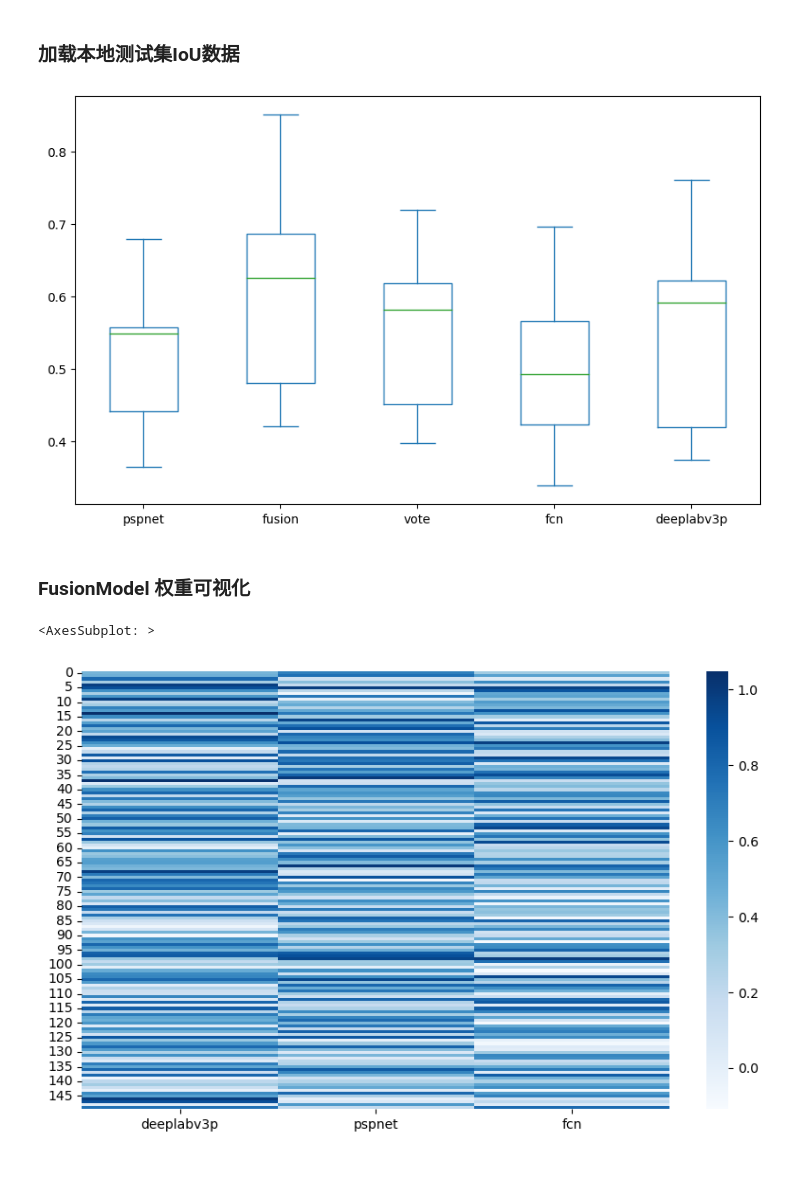
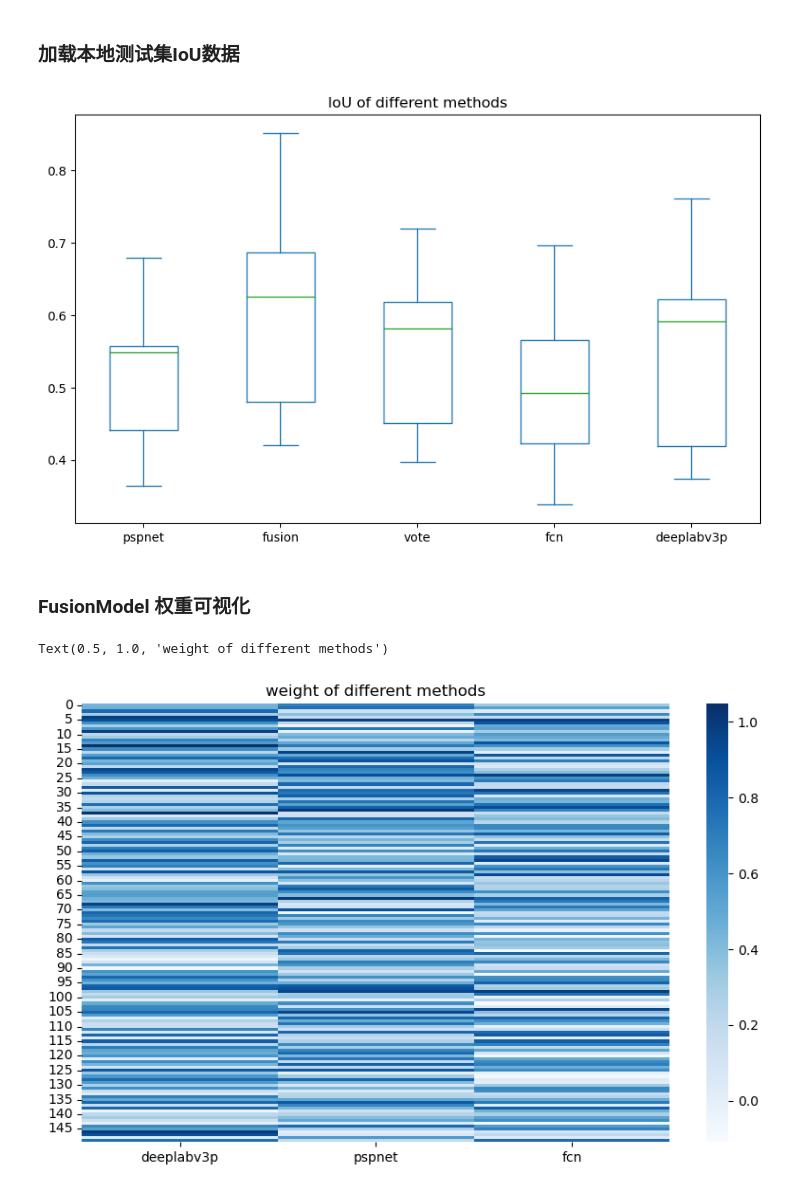
Before and after one commit to AlexwellChen/EnSeg, a Jupyter notebook: Performance_analyse.ipynb, the cells around one changed output. Cells and saved outputs as stored; diff of their text form; code cells hidden in the pictures.

```diff
--- a/Performance_analyse.ipynb
+++ b/Performance_analyse.ipynb
@@ -196,11 +196,11 @@ test_IoU = test_IoU.tolist()
 
 df = pd.DataFrame(test_IoU, columns=['pspnet', 'fusion', 'vote', 'fcn', 'deeplabv3p'])
 
-df.plot(kind='box', figsize=(10, 6))
+df.plot(kind='box', figsize=(10, 6), title='IoU of different methods')
 
 plt.show()
 # %% [output]
-[figure, old version]
+[figure, new version]
 # %% [markdown]
 ### FusionModel 权重可视化
 # %%
@@ -245,9 +245,10 @@ df = df.rename(columns={0:'deeplabv3p', 1:'pspnet', 2:'fcn'})
 # %%
 import matplotlib.pyplot as plt
 import seaborn as sns
 
 plt.figure(figsize=(10, 6))
 sns.heatmap(df, cmap='Blues')
+plt.title('weight of different methods')
 # %% [output]
-<AxesSubplot: >
+Text(0.5, 1.0, 'weight of different methods')
-[figure, old version]
+[figure, new version]
```
Also changed, not shown: parts of 1 cell of this notebook, 1 other file.
